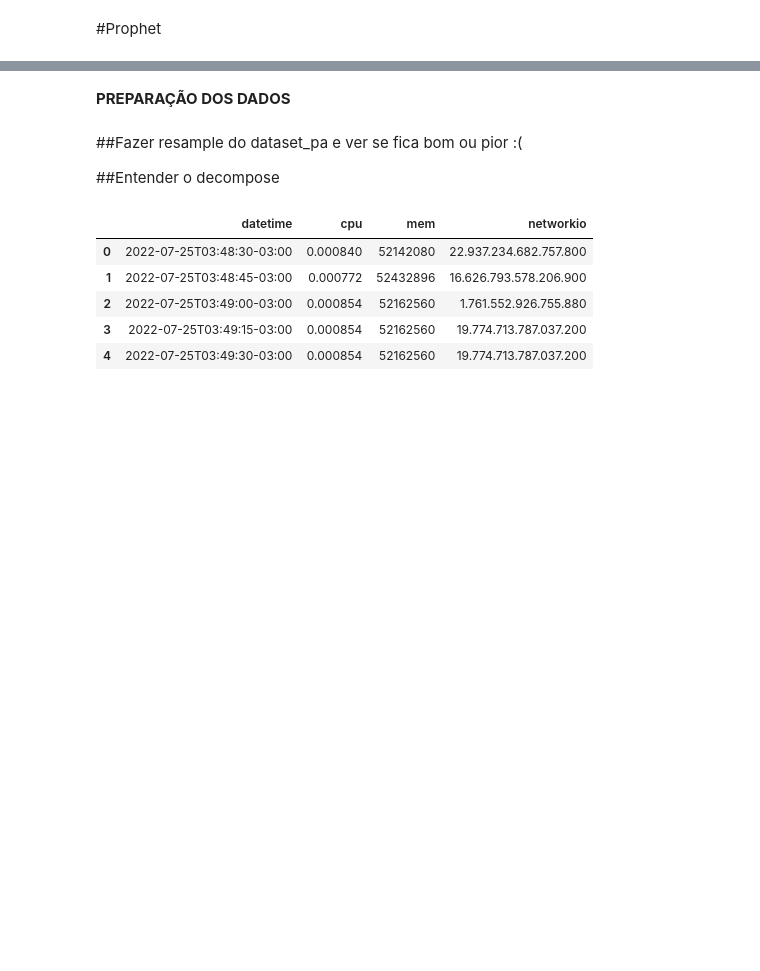
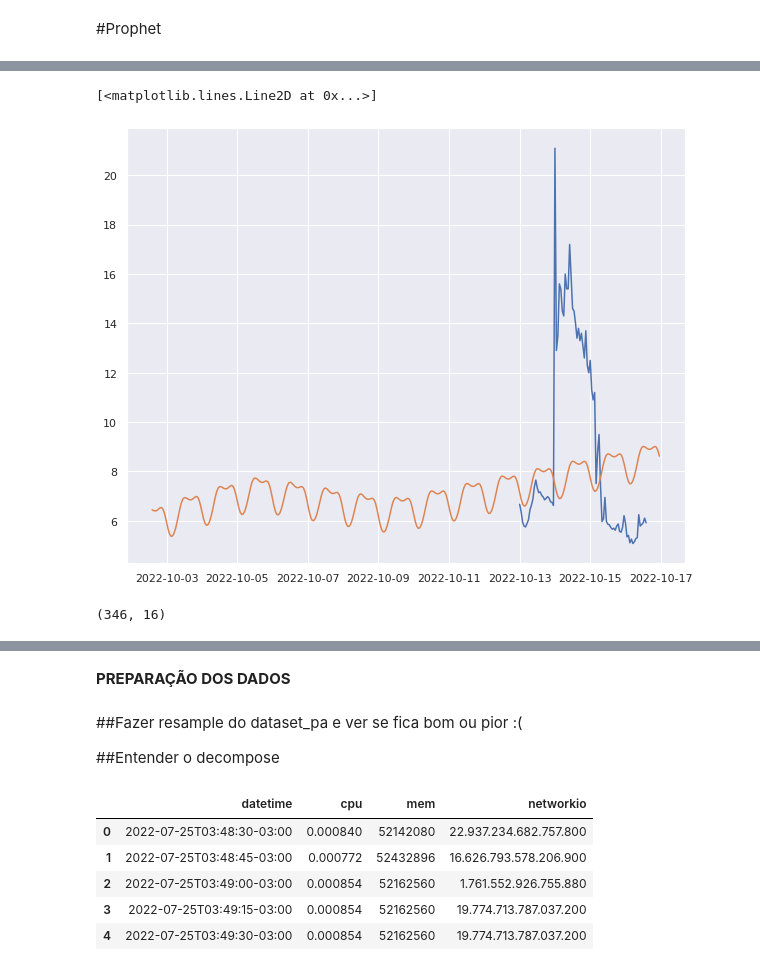
Before and after one commit to edgleuma-abreu/IGTI, a Jupyter notebook: Projeto_Aplicado_v2.ipynb, the cells around one changed output, grey strips where cells are left out. Drawn from its saved outputs; the diff is of its cells as text; code cells hidden in the pictures; blank space fills up the shorter version.

```diff
--- a/Projeto_Aplicado_v2.ipynb
+++ b/Projeto_Aplicado_v2.ipynb
@@ -670,0 +354,11 @@ model.plot(forecast)
+# %%
+sns.set(rc={'figure.figsize':(10,8)})
+plt.plot(teste['ds'], teste['y'])
+plt.plot(previsao['ds'], previsao['yhat'])
+# %% [output]
+[<matplotlib.lines.Line2D at 0x...>]
+[figure, added]
+# %%
+previsao.shape
+# %% [output]
+(346, 16)
```
Also changed, not shown: parts of 70 cells of this notebook.
